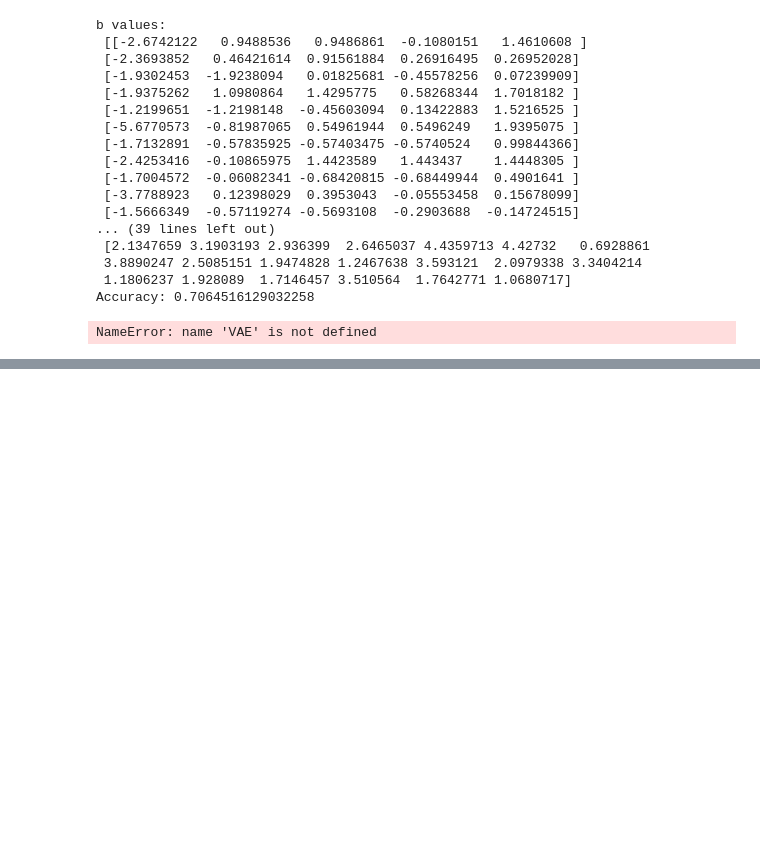
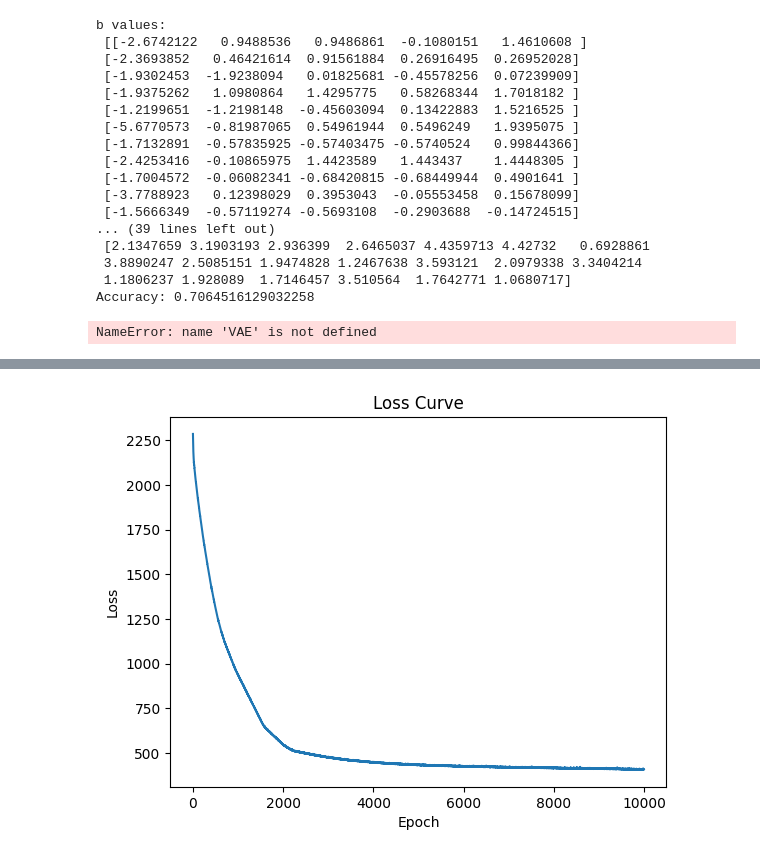
Before and after one commit to lukas48/PC-IRT-AE, a Jupyter notebook: Partial_Credit_IRT_Autoencoders.ipynb, the cells around one changed output, grey strips where cells are left out. Saved outputs shown, nothing was run; the diff lists cells and outputs as text; code cells hidden in the pictures; blank space fills up the shorter version.

```diff
--- a/Partial_Credit_IRT_Autoencoders.ipynb
+++ b/Partial_Credit_IRT_Autoencoders.ipynb
@@ -930,0 +966,18 @@ NameError: name 'VAE' is not defined
+# %%
+import numpy as np
+
+# CSV-Datei einlesen (angenommen, die Daten sind Komma-getrennt)
+# Anpassen des Delimiters, falls die Daten Tab-getrennt sind: delimiter='\t'
+data = np.genfromtxt('usability-data_disability_csv.csv', skip_header=1, delimiter=',')
+
+X = data[:, 51:61].astype(int)
+X = np.delete(X, [17], axis=0)
+print(X)
+# Die Daten in Training und Validierung aufteilen (z.B. 80% Training, 20% Validierung)
+X, X_val = train_test_split(X, test_size=0.2, random_state=42)
+N, m = X.shape
+print(X)
+
+# Anzahl der Zeilen und Spalten ausgeben
+print("number of rows: " + str(N))
+print("number of columns: " + str(m))
@@ -930,0 +1002,14 @@ NameError: name 'VAE' is not defined
+# %%
+num_inputs = 10  # number of tasks
+num_neurons = 64  # number of neurons in the hidden layer
+
+num_latent = 2  # latent space dimension
+
+model_pytorch = VAE_PC(num_inputs=num_inputs, num_neurons=num_neurons, num_latent=num_latent, num_categories=6)
+
+# Convert input to tensor
+X_tensor = torch.tensor(X, dtype=torch.float)
+
+# Train the model
+model_pytorch.fit(X_tensor)
+# %% [output]
@@ -930,0 +1033 @@ NameError: name 'VAE' is not defined
+[figure, added]
```
Also changed, not shown: parts of 15 cells of this notebook, 1 other file.
